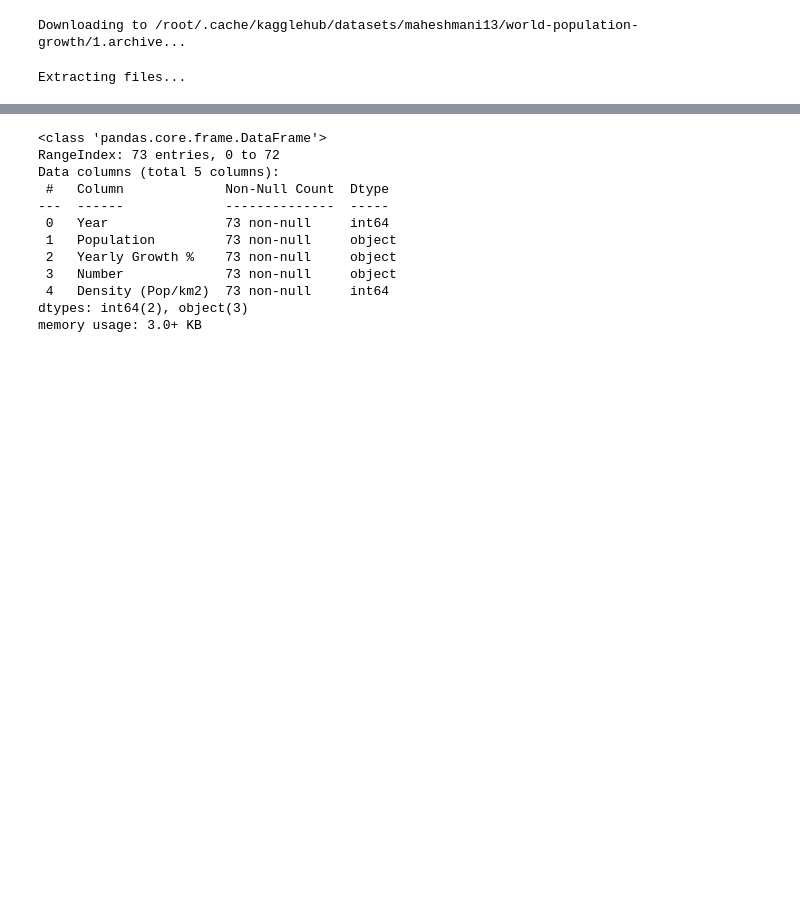
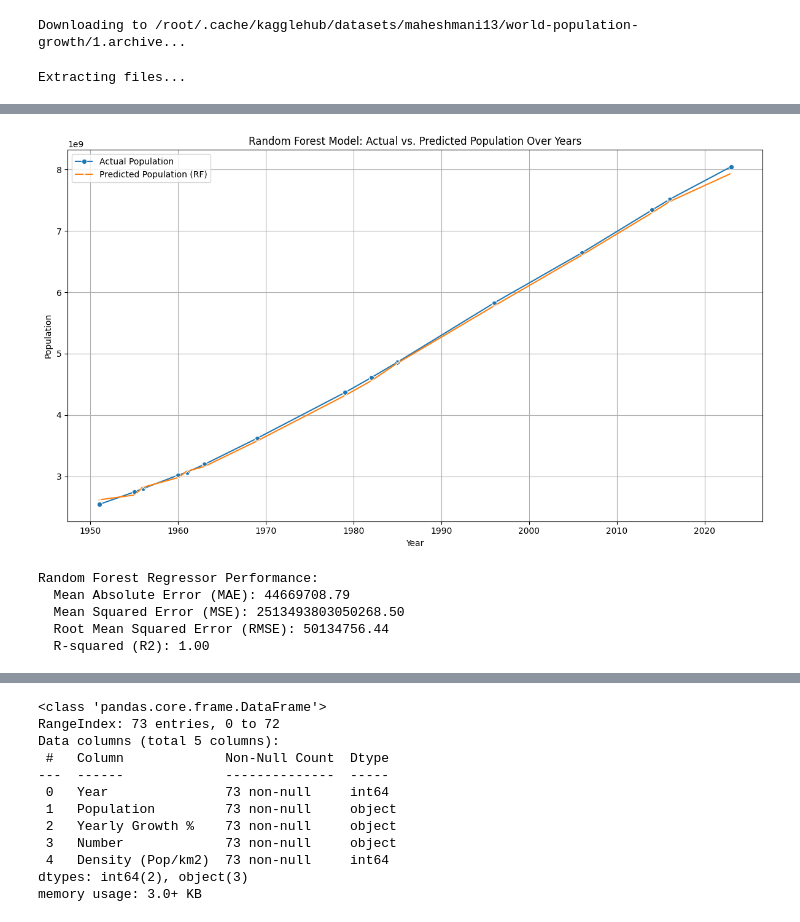
Before and after one commit to Anast2007/Assignment-AIML, a Jupyter notebook: area.ipynb, the cells around one changed output, grey strips where cells are left out. Drawn from its saved outputs; the diff is of its cells as text; code cells hidden in the pictures; blank space fills up the shorter version.

```diff
--- a/area.ipynb
+++ b/area.ipynb
@@ -8,0 +128,20 @@ Extracting files...
+# %%
+from sklearn.model_selection import train_test_split
+from sklearn.linear_model import LinearRegression
+from sklearn.tree import DecisionTreeRegressor
+from sklearn.ensemble import RandomForestRegressor
+from sklearn.metrics import mean_absolute_error, mean_squared_error, r2_score
+import numpy as np
+
+# Define features (X) and target (y)
+X = df[['Year']]
+y = df['Population']
+
+# Split the data into training and testing sets
+X_train, X_test, y_train, y_test = train_test_split(X, y, test_size=0.2, random_state=42)
+
+print("Data split successfully:")
+print(f"X_train shape: {X_train.shape}")
+print(f"X_test shape: {X_test.shape}")
+print(f"y_train shape: {y_train.shape}")
+print(f"y_test shape: {y_test.shape}")
@@ -8,0 +321,47 @@ Extracting files...
+# %%
+import matplotlib.pyplot as plt
+import seaborn as sns
+import pandas as pd
+
+# Create a DataFrame for plotting predictions
+prediction_df = pd.DataFrame({'Year': X_test['Year'], 'Actual Population': y_test, 'Predicted Population (RF)': y_pred_rf})
+prediction_df = prediction_df.sort_values(by='Year').reset_index(drop=True)
+
+plt.figure(figsize=(12, 7))
+sns.lineplot(x='Year', y='Actual Population', data=prediction_df, label='Actual Population', marker='o')
+sns.lineplot(x='Year', y='Predicted Population (RF)', data=prediction_df, label='Predicted Population (RF)', marker='x')
+
+plt.title('Random Forest Model: Actual vs. Predicted Population Over Years')
+plt.xlabel('Year')
+plt.ylabel('Population')
+plt.legend()
+plt.grid(True)
+plt.tight_layout()
+plt.show()
+# %% [output]
+[figure, added]
+# %%
+# Initialize and train the Random Forest Regressor model
+random_forest_model = RandomForestRegressor(random_state=42)
+random_forest_model.fit(X_train, y_train)
+
+# Make predictions on the test set
+y_pred_rf = random_forest_model.predict(X_test)
+
+# Evaluate the model
+mae_rf = mean_absolute_error(y_test, y_pred_rf)
+mse_rf = mean_squared_error(y_test, y_pred_rf)
+rmse_rf = np.sqrt(mse_rf)
+r2_rf = r2_score(y_test, y_pred_rf)
+
+print("Random Forest Regressor Performance:")
+print(f"  Mean Absolute Error (MAE): {mae_rf:.2f}")
+print(f"  Mean Squared Error (MSE): {mse_rf:.2f}")
+print(f"  Root Mean Squared Error (RMSE): {rmse_rf:.2f}")
+print(f"  R-squared (R2): {r2_rf:.2f}")
+# %% [output]
+Random Forest Regressor Performance:
+  Mean Absolute Error (MAE): 44669708.79
+  Mean Squared Error (MSE): 2513493803050268.50
+  Root Mean Squared Error (RMSE): 50134756.44
+  R-squared (R2): 1.00
```
Also changed, not shown: parts of 22 cells of this notebook.
